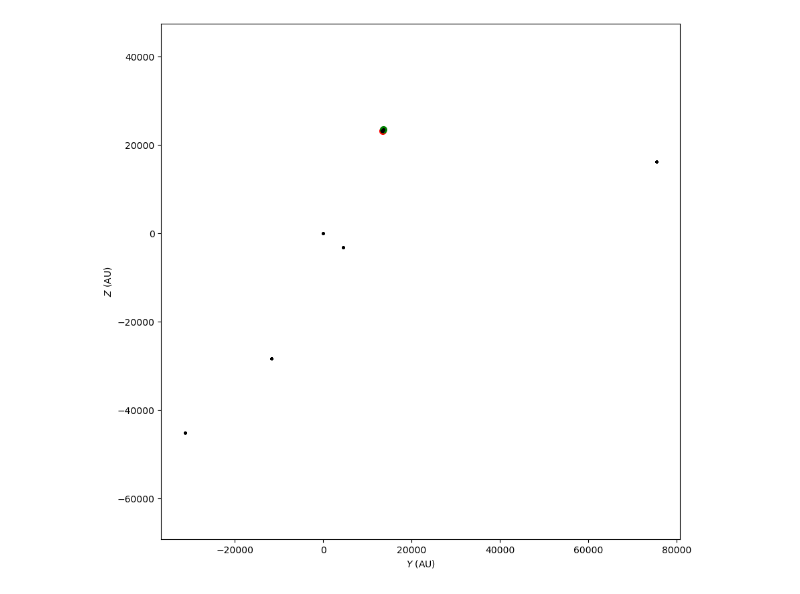
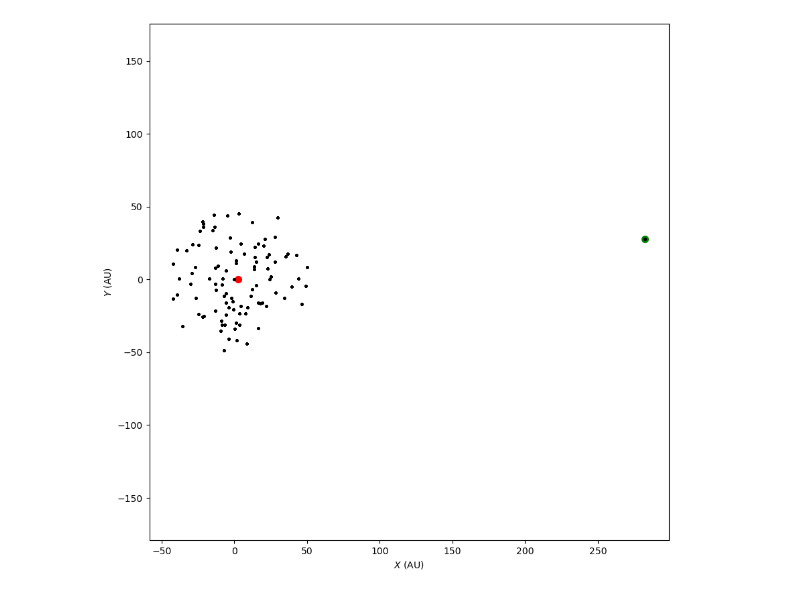
Before and after one commit to tigerchenlu98/rebound, a Jupyter notebook: ipython_examples/Jeremiah_new.ipynb, the cells around one changed output. Drawn from its saved outputs; the diff is of its cells as text; code cells hidden in the pictures.

Commit message:
Added comparison plot

```diff
--- a/ipython_examples/Jeremiah_new.ipynb
+++ b/ipython_examples/Jeremiah_new.ipynb
@@ -64,6 +66,6 @@ snapshot_xy(ax)
 # %%
-Time=100000.*2*np.pi
-N_out=2000
+Time=100.*2*np.pi
+N_out=20
 times=np.linspace(0,Time,N_out)
 # %%
 def time_yz(ax):
@@ -117,9 +119,9 @@ def time_xz(ax):
         i=j+2
         plt.scatter(xz[:,:,0],xz[:,:,1],marker=".",color='k',linewidth=0)
 # %%
-time_yz(ax)
+time_xy(ax)
 # %% [output]
-[figure, old version]
+[figure, new version]
 # %%
 #Time/a,e,inc Graphs
 #We also initiated the companion star after the primary for the below simulation
```
Also changed, not shown: parts of 7 cells of this notebook.
